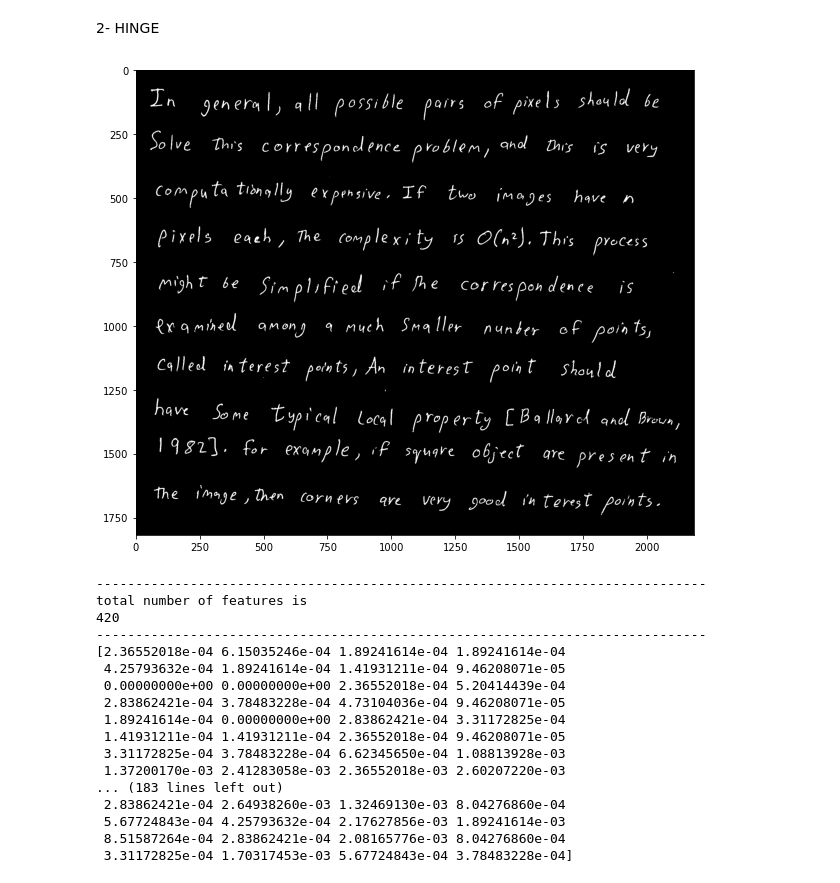
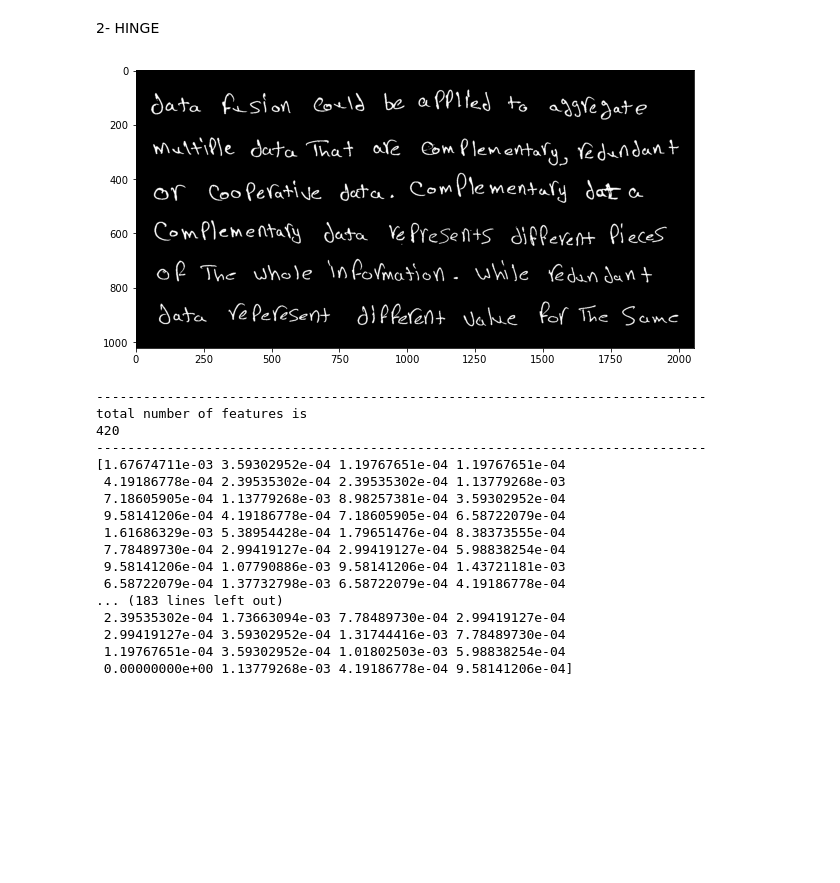
Before and after one commit to Elonsolmostafa1/Pattern-Recognition, a Jupyter notebook: Attempts/COLD and HINGE features.ipynb, the cells around one changed output. Saved outputs shown, nothing was run; the diff lists cells and outputs as text; code cells hidden in the pictures; blank space fills up the shorter version.

```diff
--- a/Attempts/COLD and HINGE features.ipynb
+++ b/Attempts/COLD and HINGE features.ipynb
@@ -79,7 +79,7 @@ def Preprocessing (image) :
     image = image[y:y + h, x:x + w]
     return image
 # %%
-image = cv2.imread("..\\Data_split\\train\\Females\\F1.jpg")
+image = cv2.imread("..\\Data_split\\train\\Females\\F2.jpg")
 img = Preprocessing(image)
 cold_features = get_cold_features(img)
 fig = plt.figure(figsize=(10, 10))
@@ -150,33 +150,33 @@ def get_hinge_features(bw_image):
 
         return feature_vector
 # %%
-image = cv2.imread("..\\Data_split\\train\\Males\\M5.jpg")
+image = cv2.imread("..\\Data_split\\train\\Males\\M1.jpg")
 img = Preprocessing(image)
 hinge_features = get_hinge_features(img)
 fig = plt.figure(figsize=(10, 10))
 plt.imshow(img, cmap='gray')
 plt.show()
 print("------------------------------------------------------------------------------")
 print("total number of features is")
 print(len(cold_features))
 print("------------------------------------------------------------------------------")
 print(hinge_features)
 # %% [output]
-[figure, old version]
+[figure, new version]
 ------------------------------------------------------------------------------
 total number of features is
 420
 ------------------------------------------------------------------------------
-[2.36552018e-04 6.15035246e-04 1.89241614e-04 1.89241614e-04
- 4.25793632e-04 1.89241614e-04 1.41931211e-04 9.46208071e-05
- 0.00000000e+00 0.00000000e+00 2.36552018e-04 5.20414439e-04
- 2.83862421e-04 3.78483228e-04 4.73104036e-04 9.46208071e-05
- 1.89241614e-04 0.00000000e+00 2.83862421e-04 3.31172825e-04
- 1.41931211e-04 1.41931211e-04 2.36552018e-04 9.46208071e-05
- 3.31172825e-04 3.78483228e-04 6.62345650e-04 1.08813928e-03
- 1.37200170e-03 2.41283058e-03 2.36552018e-03 2.60207220e-03
+[1.67674711e-03 3.59302952e-04 1.19767651e-04 1.19767651e-04
+ 4.19186778e-04 2.39535302e-04 2.39535302e-04 1.13779268e-03
+ 7.18605905e-04 1.13779268e-03 8.98257381e-04 3.59302952e-04
+ 9.58141206e-04 4.19186778e-04 7.18605905e-04 6.58722079e-04
+ 1.61686329e-03 5.38954428e-04 1.79651476e-04 8.38373555e-04
+ 7.78489730e-04 2.99419127e-04 2.99419127e-04 5.98838254e-04
+ 9.58141206e-04 1.07790886e-03 9.58141206e-04 1.43721181e-03
+ 6.58722079e-04 1.37732798e-03 6.58722079e-04 4.19186778e-04
 ... (183 lines left out)
- 2.83862421e-04 2.64938260e-03 1.32469130e-03 8.04276860e-04
- 5.67724843e-04 4.25793632e-04 2.17627856e-03 1.89241614e-03
- 8.51587264e-04 2.83862421e-04 2.08165776e-03 8.04276860e-04
- 3.31172825e-04 1.70317453e-03 5.67724843e-04 3.78483228e-04]
+ 2.39535302e-04 1.73663094e-03 7.78489730e-04 2.99419127e-04
+ 2.99419127e-04 3.59302952e-04 1.31744416e-03 7.78489730e-04
+ 1.19767651e-04 3.59302952e-04 1.01802503e-03 5.98838254e-04
+ 0.00000000e+00 1.13779268e-03 4.19186778e-04 9.58141206e-04]
```
Also changed, not shown: parts of 1 cell of this notebook, 1 other file.
